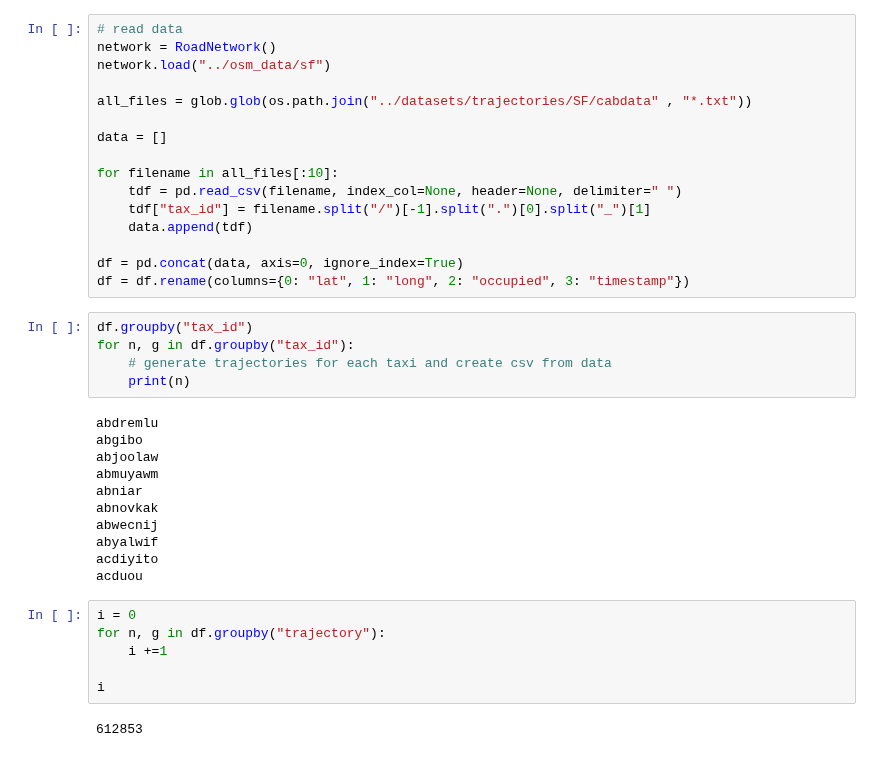
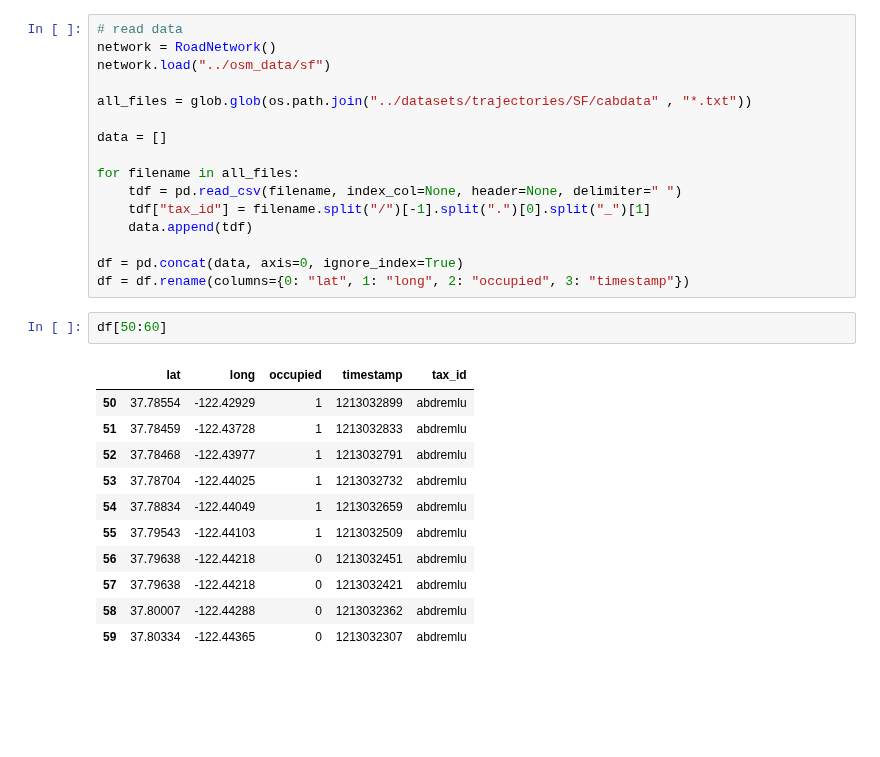
Before and after one commit to SwiftPredator/Trajectory-based-Road-Network-Representation-Learning, a Jupyter notebook: experiments/preprocess_sanfrancisco.ipynb, the cells around one changed output. Cells and saved outputs as stored; diff of their text form; blank space fills up the shorter version.

```diff
--- a/experiments/preprocess_sanfrancisco.ipynb
+++ b/experiments/preprocess_sanfrancisco.ipynb
@@ -34,34 +35,24 @@ all_files = glob.glob(os.path.join("../datasets/trajectories/SF/cabdata" , "*.tx
 
 data = []
 
-for filename in all_files[:10]:
+for filename in all_files:
     tdf = pd.read_csv(filename, index_col=None, header=None, delimiter=" ")
     tdf["tax_id"] = filename.split("/")[-1].split(".")[0].split("_")[1]
     data.append(tdf)
 
 df = pd.concat(data, axis=0, ignore_index=True)
 df = df.rename(columns={0: "lat", 1: "long", 2: "occupied", 3: "timestamp"})
-# %%
-df.groupby("tax_id")
-for n, g in df.groupby("tax_id"):
-    # generate trajectories for each taxi and create csv from data
-    print(n)
-# %% [output]
-abdremlu
-abgibo
-abjoolaw
-abmuyawm
-abniar
-abnovkak
-abwecnij
-abyalwif
-acdiyito
-acduou
-# %%
-i = 0
-for n, g in df.groupby("trajectory"):
-    i +=1
-
-i
-# %% [output]
-612853
+# %%
+df[50:60]
+# %% [output]
+|  | lat | long | occupied | timestamp | tax_id |
+| 50 | 37.78554 | -122.42929 | 1 | 1213032899 | abdremlu |
+| 51 | 37.78459 | -122.43728 | 1 | 1213032833 | abdremlu |
+| 52 | 37.78468 | -122.43977 | 1 | 1213032791 | abdremlu |
+| 53 | 37.78704 | -122.44025 | 1 | 1213032732 | abdremlu |
+| 54 | 37.78834 | -122.44049 | 1 | 1213032659 | abdremlu |
+| 55 | 37.79543 | -122.44103 | 1 | 1213032509 | abdremlu |
+| 56 | 37.79638 | -122.44218 | 0 | 1213032451 | abdremlu |
+| 57 | 37.79638 | -122.44218 | 0 | 1213032421 | abdremlu |
+| 58 | 37.80007 | -122.44288 | 0 | 1213032362 | abdremlu |
+| 59 | 37.80334 | -122.44365 | 0 | 1213032307 | abdremlu |
```
Also changed, not shown: parts of 6 cells of this notebook, 24 other files.
